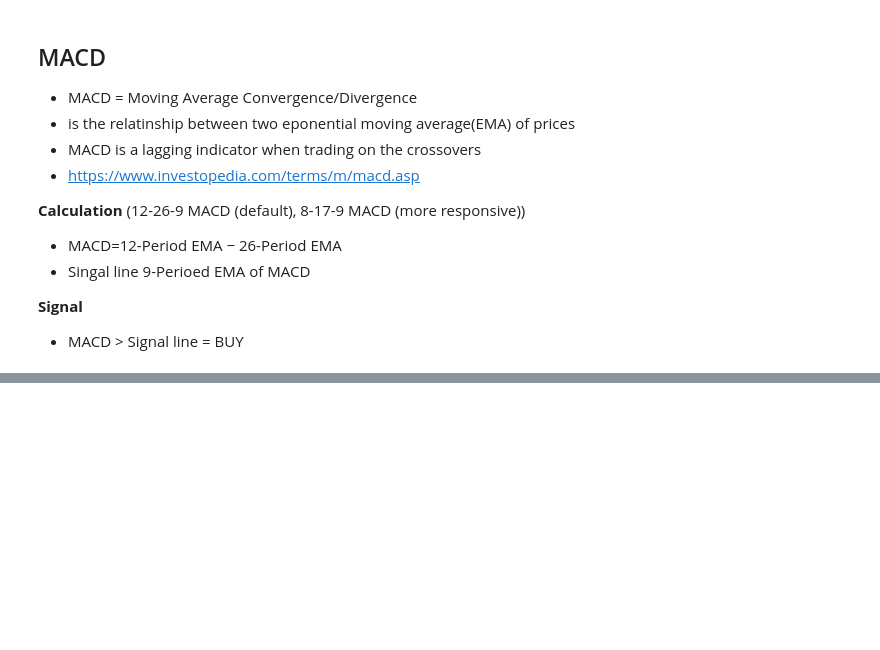
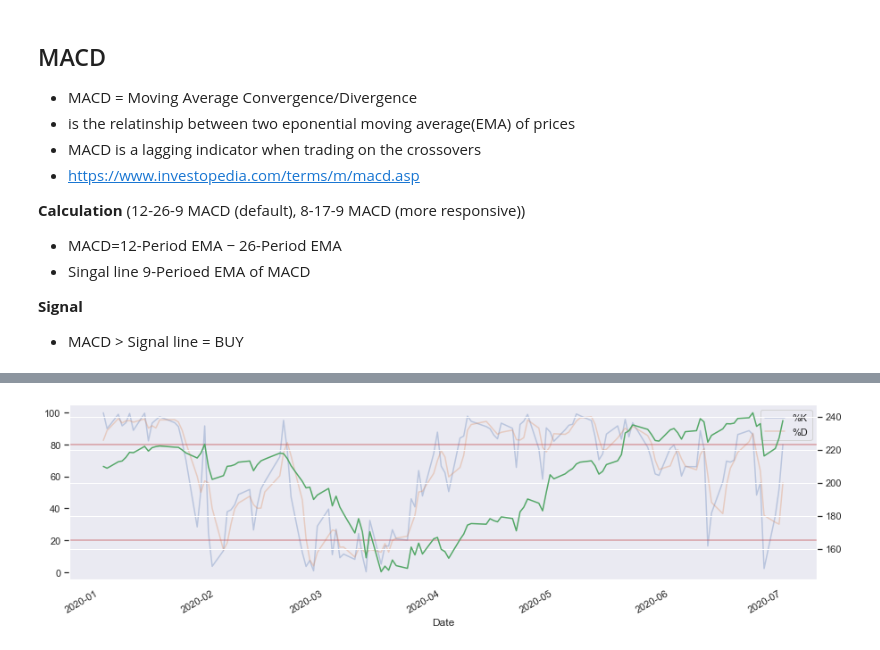
Before and after one commit to AleexSilva/Python-For-Finance, a Jupyter notebook: Technical_Indicators.ipynb, the cells around one changed output, grey strips where cells are left out. Drawn from its saved outputs; the diff is of its cells as text; code cells hidden in the pictures; blank space fills up the shorter version.

```diff
--- a/Technical_Indicators.ipynb
+++ b/Technical_Indicators.ipynb
@@ -158,0 +172,16 @@ Name: Signal3, Length: 621, dtype: bool
+# %%
+high14 = fb['High'].rolling(14).max()
+low14 = fb['Low'].rolling(14).min()
+# %K: (Last close - 14-low)*100 / (14-high - 14-low)
+fb['%K'] = pct_k = (fb['Close'] - low14)*100 / (high14 - low14)
+fb['%D'] = pct_d = pct_k.rolling(3).mean()
+fb['Signal'] = pct_k > pct_d
+# %%
+fig, ax = plt.subplots(figsize=[15,4])
+fb.loc['2020-01-01':'2020-07-01'][['%K', '%D']].plot(ax=ax, alpha=0.3)
+ax.axhline(80, c='r', alpha=0.5)
+ax.axhline(20, c='r', alpha=0.5)
+fb.loc['2020-01-01':'2020-07-01']['Close'].plot(ax=ax, secondary_y=True)
+plt.show()
+# %% [output]
+[figure, added]
```
Also changed, not shown: parts of 9 cells of this notebook.
